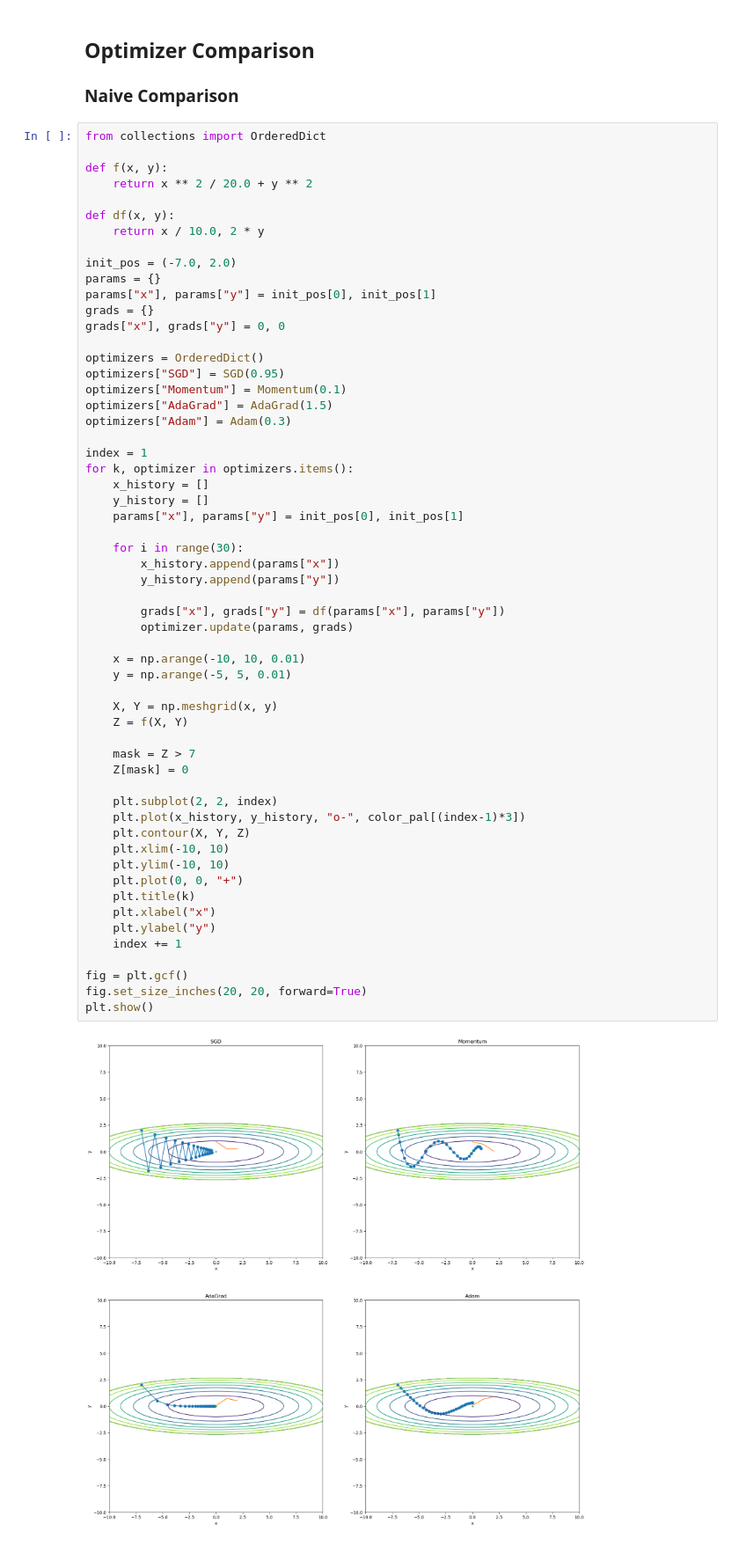
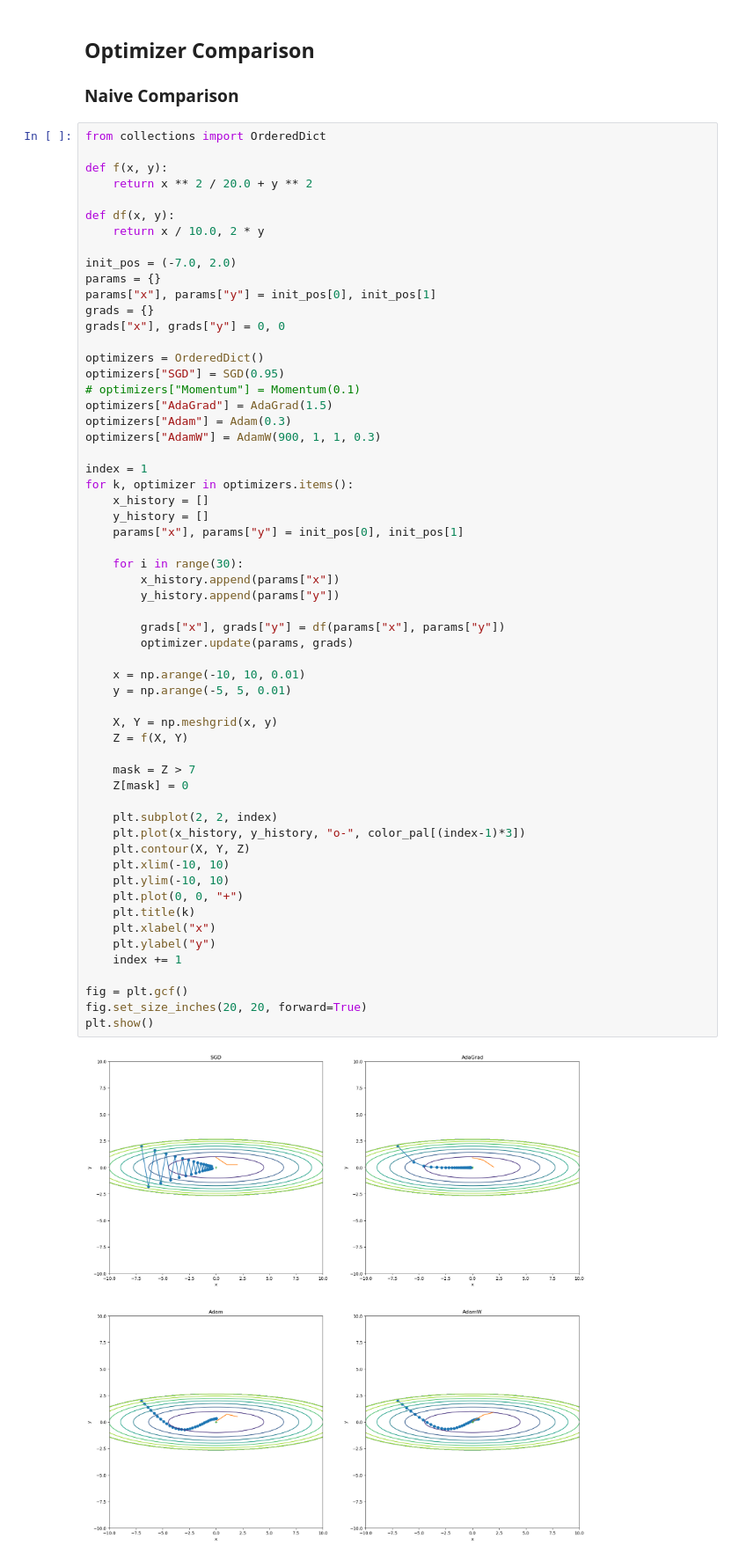
Before and after one commit to Thinline20/mnist_assignment, a Jupyter notebook: src/optimizer.ipynb, the cells around one changed output. Shown at 88% size. Cells and saved outputs as stored; diff of their text form.

Commit message:
AdamW Optimizer

```diff
--- a/src/optimizer.ipynb
+++ b/src/optimizer.ipynb
@@ -67,9 +67,10 @@ grads["x"], grads["y"] = 0, 0
 
 optimizers = OrderedDict()
 optimizers["SGD"] = SGD(0.95)
-optimizers["Momentum"] = Momentum(0.1)
+# optimizers["Momentum"] = Momentum(0.1)
 optimizers["AdaGrad"] = AdaGrad(1.5)
 optimizers["Adam"] = Adam(0.3)
+optimizers["AdamW"] = AdamW(900, 1, 1, 0.3)
 
 index = 1
 for k, optimizer in optimizers.items():
@@ -81,31 +82,31 @@ for k, optimizer in optimizers.items():
         x_history.append(params["x"])
         y_history.append(params["y"])
 
         grads["x"], grads["y"] = df(params["x"], params["y"])
         optimizer.update(params, grads)
 
     x = np.arange(-10, 10, 0.01)
     y = np.arange(-5, 5, 0.01)
 
     X, Y = np.meshgrid(x, y)
     Z = f(X, Y)
 
     mask = Z > 7
     Z[mask] = 0
 
     plt.subplot(2, 2, index)
     plt.plot(x_history, y_history, "o-", color_pal[(index-1)*3])
     plt.contour(X, Y, Z)
     plt.xlim(-10, 10)
     plt.ylim(-10, 10)
     plt.plot(0, 0, "+")
     plt.title(k)
     plt.xlabel("x")
     plt.ylabel("y")
     index += 1
 
 fig = plt.gcf()
 fig.set_size_inches(20, 20, forward=True)
 plt.show()
 # %% [output]
-[figure, old version]
+[figure, new version]
```
Also changed, not shown: 1 other file.
